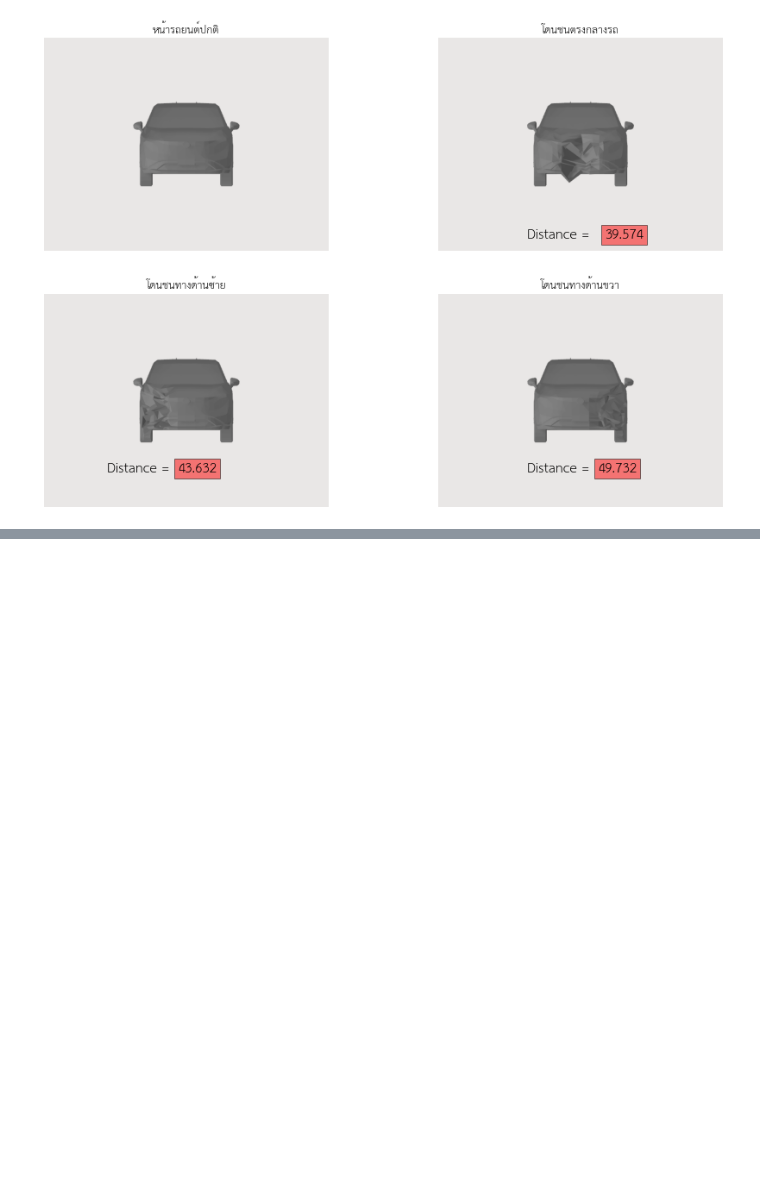
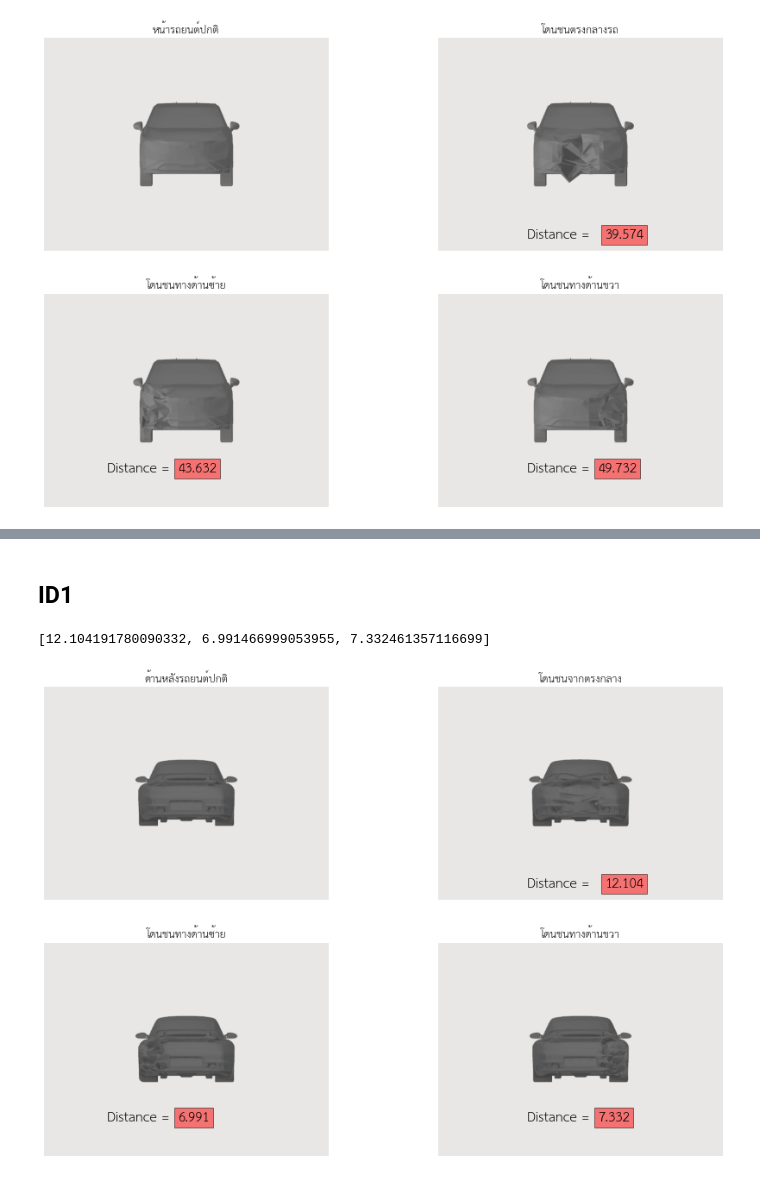
Before and after one commit to MeenTers/Project, a Jupyter notebook: Compare_view_3D.ipynb, the cells around one changed output, grey strips where cells are left out. Cells and saved outputs as stored; diff of their text form; code cells hidden in the pictures; blank space fills up the shorter version.

Commit message:
add compare back

```diff
--- a/Compare_view_3D.ipynb
+++ b/Compare_view_3D.ipynb
@@ -425,0 +325,22 @@ show_img(img9f,img9_1,img9_2,img9_3,tx1,tx2,tx3,tx4,id9)
+# %% [markdown]
+## ID1
+# %%
+img1b   = cv2.imread(r'/content/drive/MyDrive/3D_Model/Back/base/ID1/ID1/ID1B.png')
+img1bbc = cv2.imread(r'/content/drive/MyDrive/3D_Model/Back/view/ID1/ID1/ID1BBC.png')
+img1bbl = cv2.imread(r'/content/drive/MyDrive/3D_Model/Back/view/ID1/ID1/ID1BBL.png')
+img1bbr = cv2.imread(r'/content/drive/MyDrive/3D_Model/Back/view/ID1/ID1/ID1BBR.png')
+# %%
+car1b_dataset , car1b_loader = get_dataset(r'/content/drive/MyDrive/3D_Model/Back/base/ID1')
+dmg1b_dataset , dmg1b_loader = get_dataset(r'/content/drive/MyDrive/3D_Model/Back/view/ID1')
+# %%
+id1bb = get_features(vgg,car1b_loader)
+id1vb = get_features(vgg,dmg1b_loader)
+# %%
+id1b = get_euclidean(id1bb,id1vb)
+id1b
+# %% [output]
+[12.104191780090332, 6.991466999053955, 7.332461357116699]
+# %%
+show_img(img1b,img1bbc,img1bbl,img1bbr,txb1,txb2,txb3,txb4,id1b)
+# %% [output]
+[figure, added]
```
Also changed, not shown: parts of 55 cells of this notebook.
